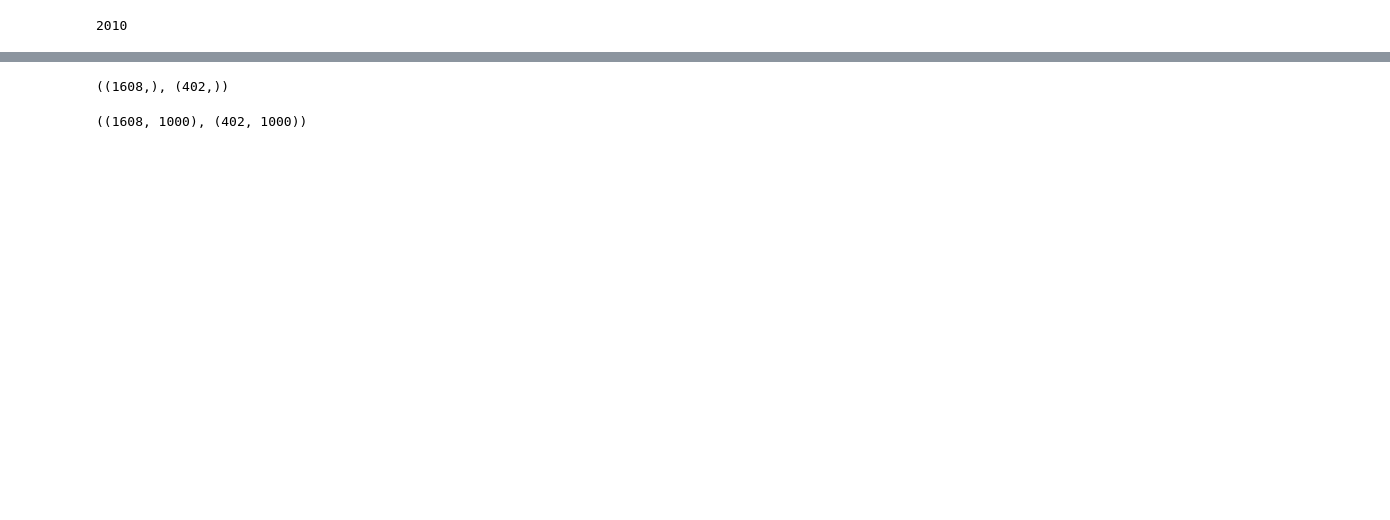
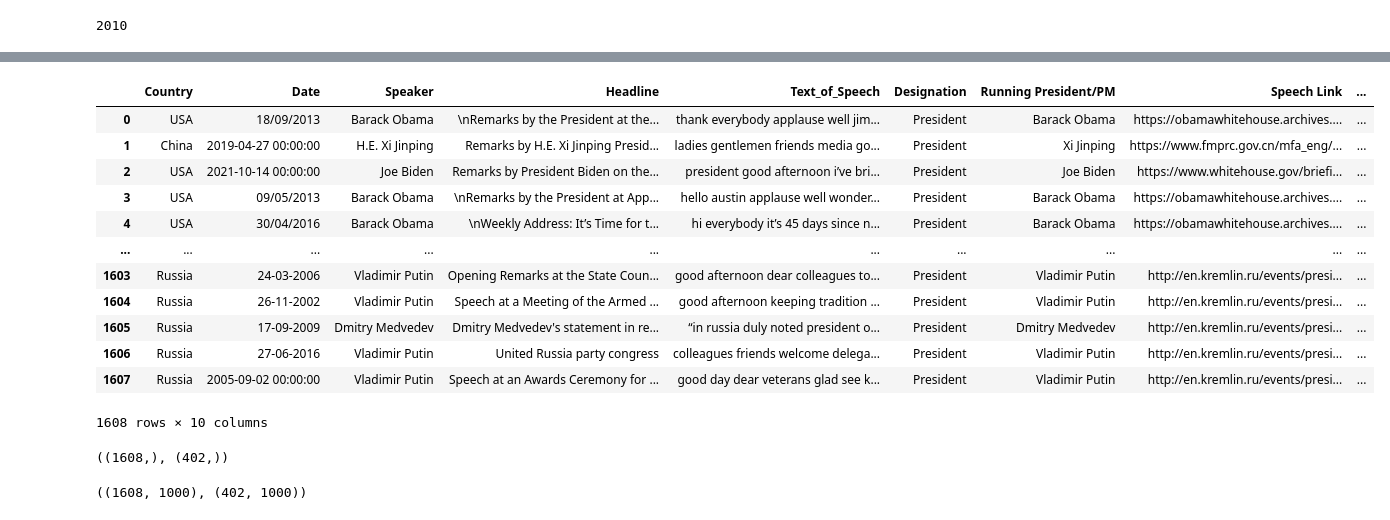
Before and after one commit to YashiDev556/politician-speech-classification, a Jupyter notebook: internationalpoliticianspeechclassifier.ipynb, the cells around one changed output, grey strips where cells are left out. Drawn from its saved outputs; the diff is of its cells as text; code cells hidden in the pictures; blank space fills up the shorter version.

```diff
--- a/internationalpoliticianspeechclassifier.ipynb
+++ b/internationalpoliticianspeechclassifier.ipynb
@@ -258,4 +259,20 @@ See the caveats in the documentation: https://pandas.pydata.org/pandas-docs/stab
 1608 rows × 10 columns
+# %%
+wf_training
+# %% [output]
+|  | Country | Date | Speaker | Headline | Text_of_Speech | Designation | Running President/PM | Speech Link | ... |
+| 0 | USA | 18/09/2013 | Barack Obama | \nRemarks by the President at the... | thank everybody applause well jim... | President | Barack Obama | https://obamawhitehouse.archives.... | ... |
+| 1 | China | 2019-04-27 00:00:00 | H.E. Xi Jinping | Remarks by H.E. Xi Jinping Presid... | ladies gentlemen friends media go... | President | Xi Jinping | https://www.fmprc.gov.cn/mfa_eng/... | ... |
+| 2 | USA | 2021-10-14 00:00:00 | Joe Biden | Remarks by President Biden on the... | president good afternoon i’ve bri... | President | Joe Biden | https://www.whitehouse.gov/briefi... | ... |
+| 3 | USA | 09/05/2013 | Barack Obama | \nRemarks by the President at App... | hello austin applause well wonder... | President | Barack Obama | https://obamawhitehouse.archives.... | ... |
+| 4 | USA | 30/04/2016 | Barack Obama | \nWeekly Address: It’s Time for t... | hi everybody it’s 45 days since n... | President | Barack Obama | https://obamawhitehouse.archives.... | ... |
+| ... | ... | ... | ... | ... | ... | ... | ... | ... | ... |
+| 1603 | Russia | 24-03-2006 | Vladimir Putin | Opening Remarks at the State Coun... | good afternoon dear colleagues to... | President | Vladimir Putin | http://en.kremlin.ru/events/presi... | ... |
+| 1604 | Russia | 26-11-2002 | Vladimir Putin | Speech at a Meeting of the Armed ... | good afternoon keeping tradition ... | President | Vladimir Putin | http://en.kremlin.ru/events/presi... | ... |
+| 1605 | Russia | 17-09-2009 | Dmitry Medvedev | Dmitry Medvedev's statement in re... | “in russia duly noted president o... | President | Dmitry Medvedev | http://en.kremlin.ru/events/presi... | ... |
+| 1606 | Russia | 27-06-2016 | Vladimir Putin | United Russia party congress | colleagues friends welcome delega... | President | Vladimir Putin | http://en.kremlin.ru/events/presi... | ... |
+| 1607 | Russia | 2005-09-02 00:00:00 | Vladimir Putin | Speech at an Awards Ceremony for ... | good day dear veterans glad see k... | President | Vladimir Putin | http://en.kremlin.ru/events/presi... | ... |
+1608 rows × 10 columns
 # %%
 training_sentences = wf_training.Text_of_Speech.to_numpy()
 #training labels
```
Also changed, not shown: parts of 23 cells of this notebook.
